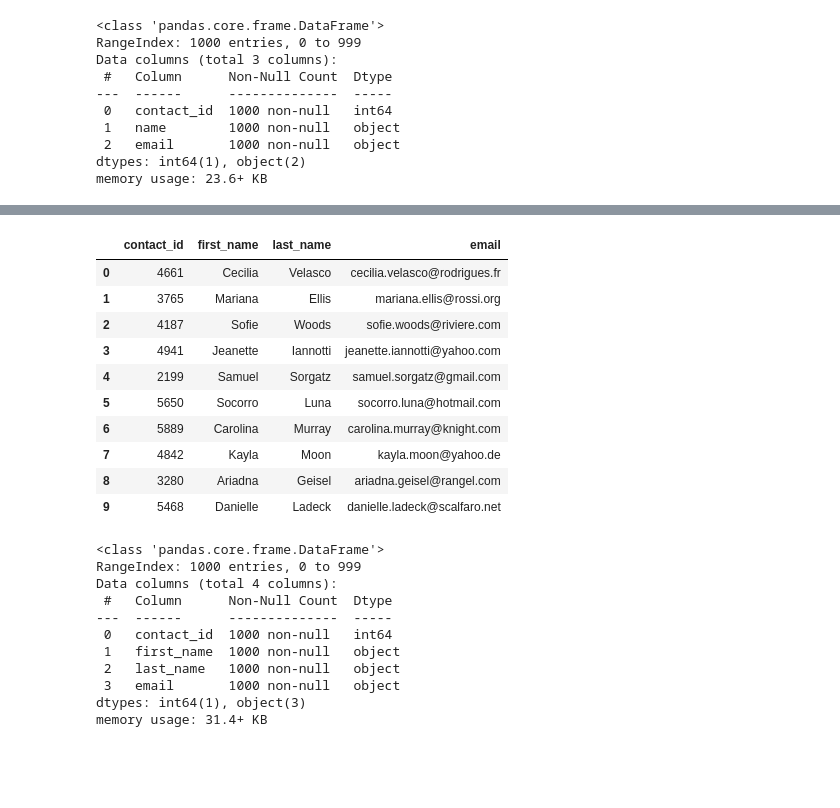
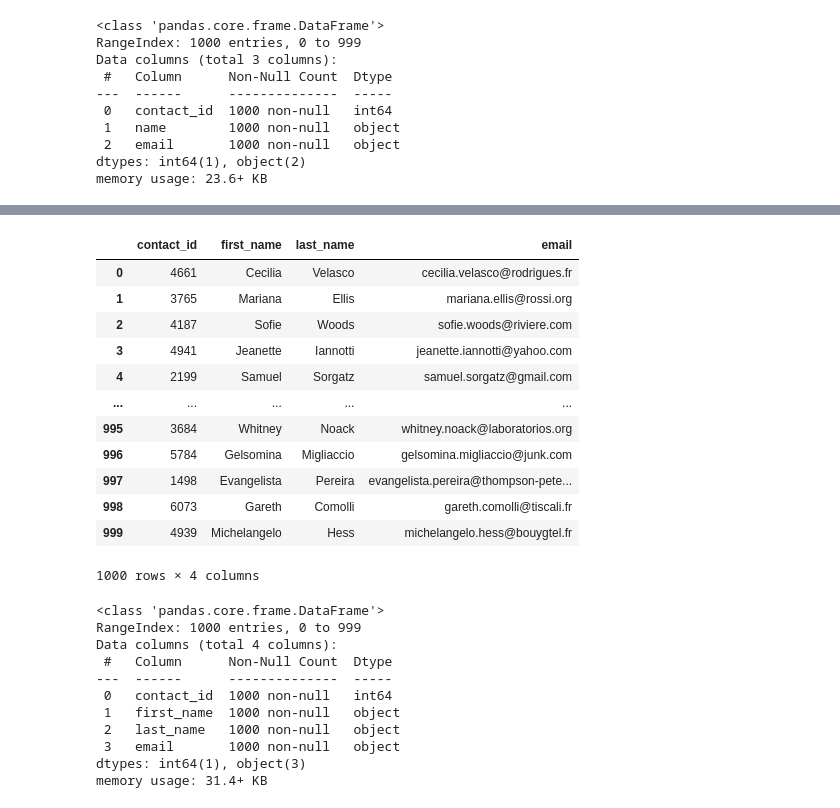
Before and after one commit to Prachi-Shah1002/Crowdfunding_ETL, a Jupyter notebook: ETL_Mini_Project_PShah_AVerma.ipynb, the cells around one changed output, grey strips where cells are left out. Saved outputs shown, nothing was run; the diff lists cells and outputs as text; code cells hidden in the pictures; blank space fills up the shorter version.

```diff
--- a/ETL_Mini_Project_PShah_AVerma.ipynb
+++ b/ETL_Mini_Project_PShah_AVerma.ipynb
@@ -354,0 +368,15 @@ print(dict_values)
+# %%
+contact_values = []
+column_names=[]
+new_contact_info_df=temp_contact_info_df.drop(0)
+for i, row in new_contact_info_df.iterrows():
+    data=row[0]
+    converted_data=json.loads(data)
+    columns=[k for k, v in converted_data.items()]
+    row_values=[v for k,v in converted_data.items()]
+    column_names.append(columns)
+    contact_values.append(row_values)
+
+# Print out the list of values for each row.
+print(contact_values)
+print(column_names[0])
@@ -356,8 +387,8 @@ print(dict_values)
 # Create a contact_info DataFrame and add each list of values, i.e., each row
 # to the 'contact_id', 'name', 'email' columns.
 
-dict_values_df = pd.DataFrame(dict_values)
-dict_values_df.head()
+contact_info_df = pd.DataFrame(contact_values, columns=column_names[0])
+contact_info_df.head()
 # %% [output]
 |  | contact_id | name | email |
 | 0 | 4661 | Cecilia Velasco | cecilia.velasco@rodrigues.fr |
@@ -382,5 +414,6 @@ memory usage: 23.6+ KB
 # Create a "first"name" and "last_name" column with the first and last names from the "name" column.
 
 
-# Drop the contact_name column
+contact_info_df[["first_name", "last_name"]]=contact_info_df["name"].str.split(" ", expand=True)
+contact_info_df.head()
 # %% [output]
@@ -397,0 +426,5 @@ memory usage: 23.6+ KB
+# %%
+# Drop the contact_name column
+
+contact_info_df.drop('name',inplace=True,axis=1 )
+contact_info_df.head()
@@ -398,16 +438,20 @@ memory usage: 23.6+ KB
 # %%
 # Reorder the columns
+final_contact_df= contact_info_df[["contact_id", "first_name", "last_name", "email"]]
+final_contact_df
 # %% [output]
 |  | contact_id | first_name | last_name | email |
 | 0 | 4661 | Cecilia | Velasco | cecilia.velasco@rodrigues.fr |
 | 1 | 3765 | Mariana | Ellis | mariana.ellis@rossi.org |
 | 2 | 4187 | Sofie | Woods | sofie.woods@riviere.com |
 | 3 | 4941 | Jeanette | Iannotti | jeanette.iannotti@yahoo.com |
 | 4 | 2199 | Samuel | Sorgatz | samuel.sorgatz@gmail.com |
-| 5 | 5650 | Socorro | Luna | socorro.luna@hotmail.com |
-| 6 | 5889 | Carolina | Murray | carolina.murray@knight.com |
-| 7 | 4842 | Kayla | Moon | kayla.moon@yahoo.de |
-| 8 | 3280 | Ariadna | Geisel | ariadna.geisel@rangel.com |
-| 9 | 5468 | Danielle | Ladeck | danielle.ladeck@scalfaro.net |
+| ... | ... | ... | ... | ... |
+| 995 | 3684 | Whitney | Noack | whitney.noack@laboratorios.org |
+| 996 | 5784 | Gelsomina | Migliaccio | gelsomina.migliaccio@junk.com |
+| 997 | 1498 | Evangelista | Pereira | evangelista.pereira@thompson-pete... |
+| 998 | 6073 | Gareth | Comolli | gareth.comolli@tiscali.fr |
+| 999 | 4939 | Michelangelo | Hess | michelangelo.hess@bouygtel.fr |
+1000 rows × 4 columns
 # %%
 # Check the datatypes one more time before exporting as CSV file.
```
Also changed, not shown: parts of 20 cells of this notebook, 5 other files.
